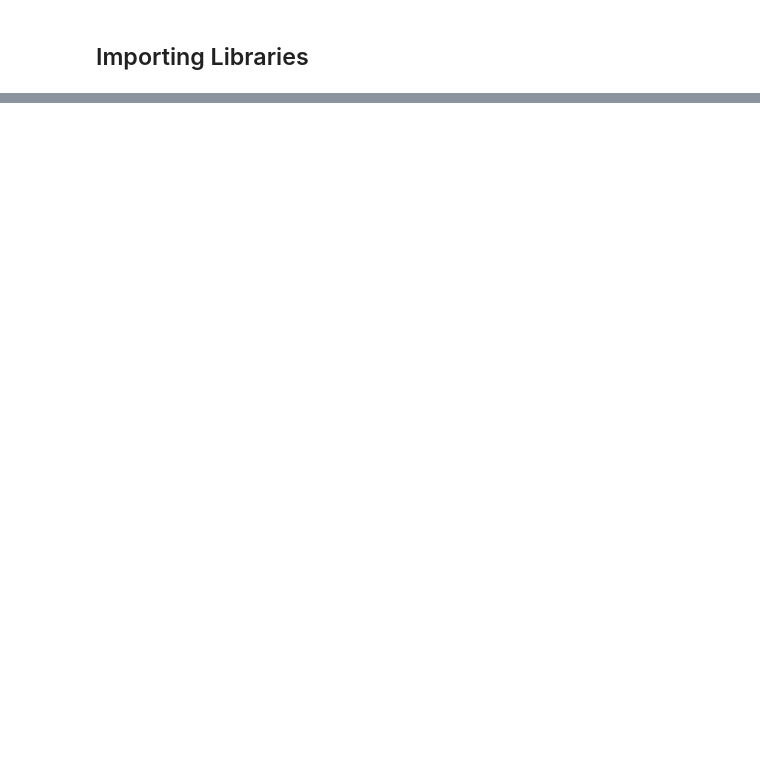
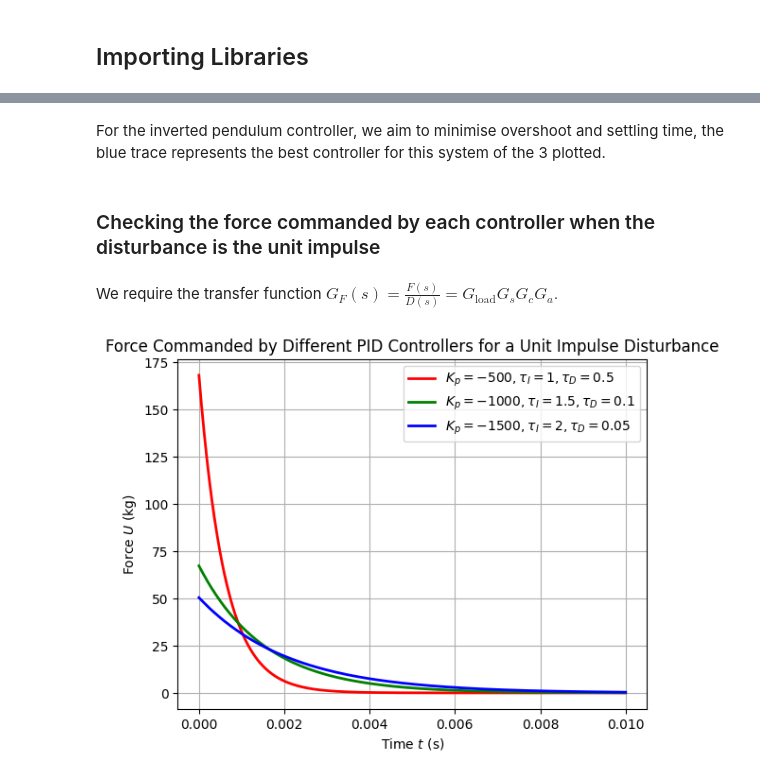
Before and after one commit to ollie3951/ELE2038-Control-Lab, a Jupyter notebook: ELE2038_Lab_Notebook.ipynb, the cells around one changed output, grey strips where cells are left out. Cells and saved outputs as stored; diff of their text form; code cells hidden in the pictures; blank space fills up the shorter version.

```diff
--- a/ELE2038_Lab_Notebook.ipynb
+++ b/ELE2038_Lab_Notebook.ipynb
@@ -27,0 +366,67 @@ Requirement already satisfied: six>=1.5 in /usr/local/lib/python3.11/dist-packag
+# %% [markdown]
+For the inverted pendulum controller, we aim to minimise overshoot and settling time, the blue trace represents the best controller for this system of the 3 plotted.
+# %% [markdown]
+### Checking the force commanded by each controller when the disturbance is the unit impulse
+# %% [markdown]
+We require the transfer function $G_F(s)=\frac{F(s)}{D(s)}=G_{\text{load}}G_sG_cG_a.$
+# %%
+# defining times to evaluate response at
+ts = np.linspace(0, 0.01, 500)
+
+# CONTROLLER 1
+# Defining PID paramters
+Kp = -500
+taui = 1
+taud = 0.5
+# defining PID controller transfer function
+Gc = Kp * (1 + taui/s + taud*s)
+# defining the transfer function from D to Theta, Gload
+Gload = ctrl.feedback(Gtheta, (Gs*Gc*Ga))
+# defining transfer function for force over input
+GF = Gload * Gs * Ga * Gc
+# calculating impulse response of the system with transfer function GF
+t_imp, F_imp = ctrl.impulse_response(GF, ts)
+# plotting
+plt.plot(t_imp, F_imp / 9.81,  'r', linewidth=2, label=r'$K_p=-500, \tau_I=1, \tau_D=0.5$')
+
+# CONTROLLER 2
+# Defining PID paramters
+Kp = -1000
+taui = 1.5
+taud = 0.1
+# defining PID controller transfer function
+Gc = Kp * (1 + taui/s + taud*s)
+# defining the transfer function from D to Theta, Gload
+Gload = ctrl.feedback(Gtheta, (Gs*Gc*Ga))
+# defining transfer function for force over input
+GF = Gload * Gs * Ga * Gc
+# calculating impulse response of the system with transfer function GF
+t_imp, F_imp = ctrl.impulse_response(GF, ts)
+# plotting
+plt.plot(t_imp, F_imp / 9.81, 'g', linewidth=2, label=r'$K_p=-1000, \tau_I=1.5, \tau_D=0.1$')
+
+# CONTROLLER 3
+# Defining PID paramters
+Kp = -1500
+taui = 2
+taud = 0.05
+# defining PID controller transfer function
+Gc = Kp * (1 + taui/s + taud*s)
+# defining the transfer function from D to Theta, Gload
+Gload = ctrl.feedback(Gtheta, (Gs*Gc*Ga))
+# defining transfer function for force over input
+GF = Gload * Gs * Ga * Gc
+# calculating impulse response of the system with transfer function GF
+t_imp, F_imp = ctrl.impulse_response(GF, ts)
+# plotting
+plt.plot(t_imp, F_imp / 9.81, 'b', linewidth=2, label=r'$K_p=-1500, \tau_I=2, \tau_D=0.05$')
+
+# configuring plot
+plt.xlabel(r'Time $t$ (s)')
+plt.ylabel(r'Force $U$ (kg)')
+plt.title(r'Force Commanded by Different PID Controllers for a Unit Impulse Disturbance')
+plt.grid()
+plt.legend()
+plt.show()
+# %% [output]
+[figure, added]
```
Also changed, not shown: parts of 120 cells of this notebook.
